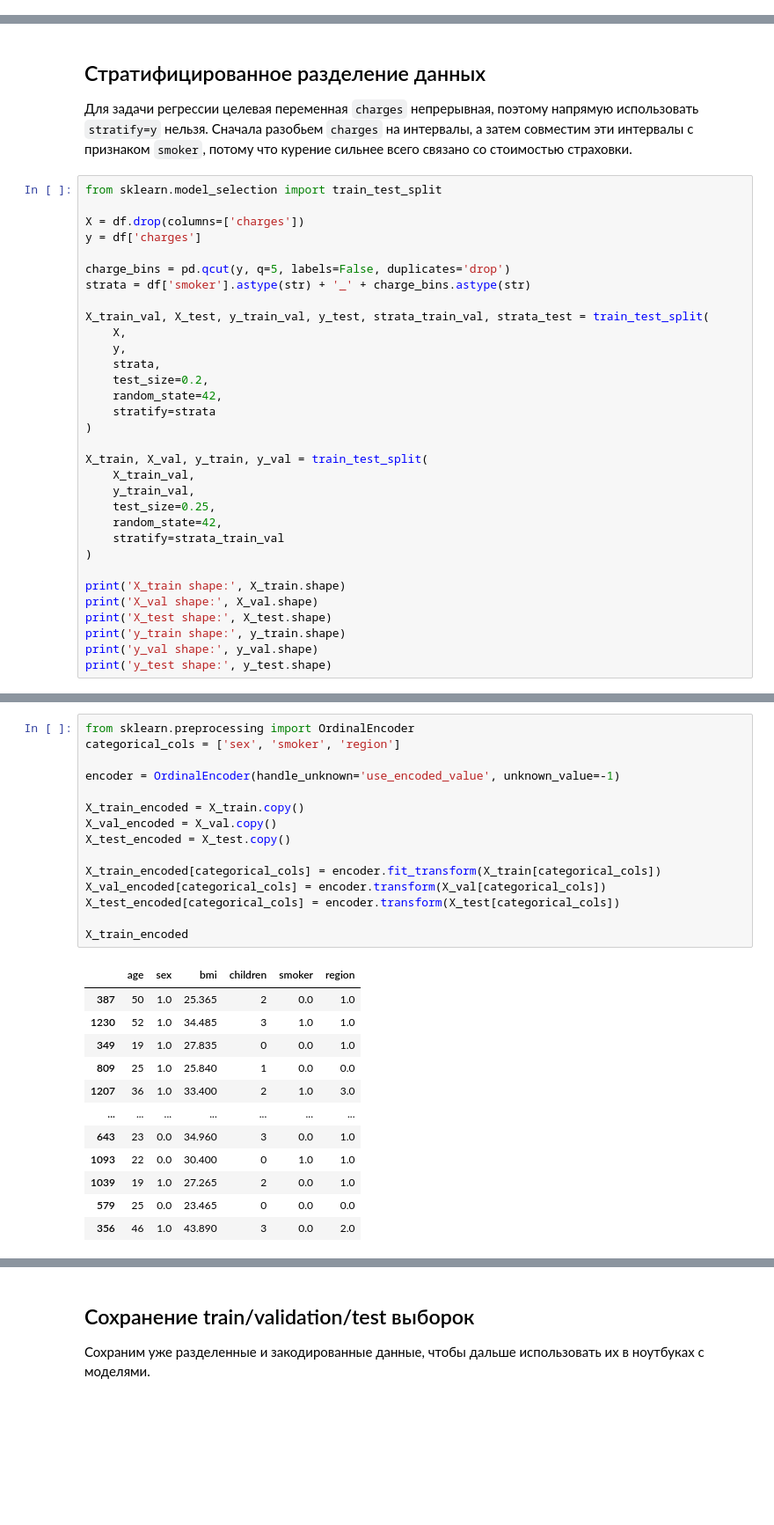
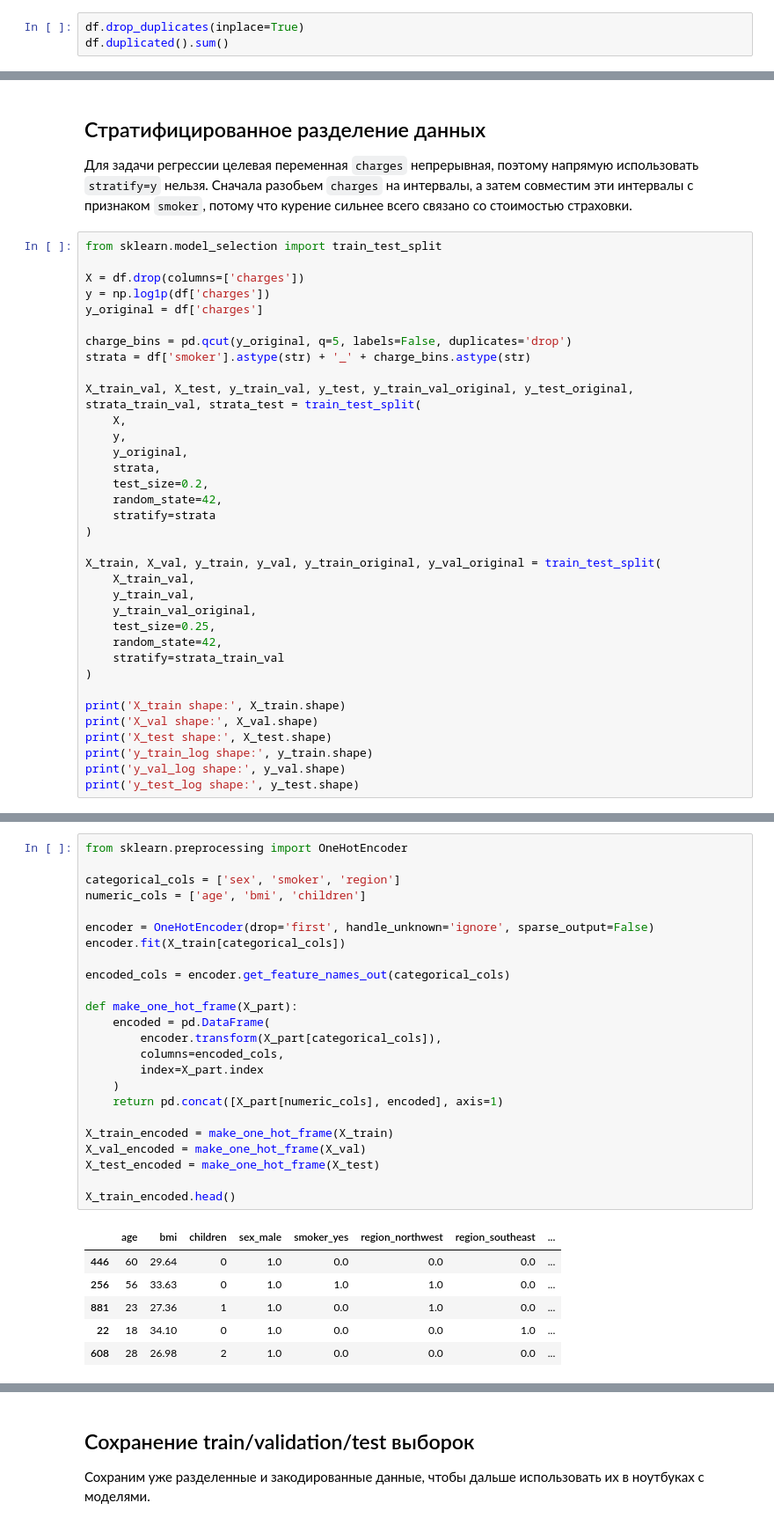
Before and after one commit to elena-kornaeva/Practice_DecisionTreeRegressor, a Jupyter notebook: notebooks/01_EDA.ipynb, the cells around one changed output, grey strips where cells are left out. Shown at 88% size. Drawn from its saved outputs; the diff is of its cells as text; blank space fills up the shorter version.

```diff
--- a/notebooks/01_EDA.ipynb
+++ b/notebooks/01_EDA.ipynb
@@ -37,0 +40,3 @@ dtype: int64
+# %%
+df.drop_duplicates(inplace=True)
+df.duplicated().sum()
@@ -160,23 +177,26 @@ plt.show()
 from sklearn.model_selection import train_test_split
 
 X = df.drop(columns=['charges'])
-y = df['charges']
+y = np.log1p(df['charges'])
+y_original = df['charges']
 
-charge_bins = pd.qcut(y, q=5, labels=False, duplicates='drop')
+charge_bins = pd.qcut(y_original, q=5, labels=False, duplicates='drop')
 strata = df['smoker'].astype(str) + '_' + charge_bins.astype(str)
 
-X_train_val, X_test, y_train_val, y_test, strata_train_val, strata_test = train_test_split(
+X_train_val, X_test, y_train_val, y_test, y_train_val_original, y_test_original, strata_train_val, strata_test = train_test_split(
     X,
     y,
+    y_original,
     strata,
     test_size=0.2,
     random_state=42,
     stratify=strata
 )
 
-X_train, X_val, y_train, y_val = train_test_split(
+X_train, X_val, y_train, y_val, y_train_original, y_val_original = train_test_split(
     X_train_val,
     y_train_val,
+    y_train_val_original,
     test_size=0.25,
     random_state=42,
     stratify=strata_train_val
@@ -185,7 +205,7 @@ X_train, X_val, y_train, y_val = train_test_split(
 print('X_train shape:', X_train.shape)
 print('X_val shape:', X_val.shape)
 print('X_test shape:', X_test.shape)
-print('y_train shape:', y_train.shape)
-print('y_val shape:', y_val.shape)
-print('y_test shape:', y_test.shape)
+print('y_train_log shape:', y_train.shape)
+print('y_val_log shape:', y_val.shape)
+print('y_test_log shape:', y_test.shape)
 # %% [output]
@@ -238,28 +258,31 @@ Name: charges, dtype: float64
 # %%
-from sklearn.preprocessing import OrdinalEncoder
+from sklearn.preprocessing import OneHotEncoder
+
 categorical_cols = ['sex', 'smoker', 'region']
+numeric_cols = ['age', 'bmi', 'children']
 
-encoder = OrdinalEncoder(handle_unknown='use_encoded_value', unknown_value=-1)
+encoder = OneHotEncoder(drop='first', handle_unknown='ignore', sparse_output=False)
+encoder.fit(X_train[categorical_cols])
 
-X_train_encoded = X_train.copy()
-X_val_encoded = X_val.copy()
-X_test_encoded = X_test.copy()
+encoded_cols = encoder.get_feature_names_out(categorical_cols)
 
-X_train_encoded[categorical_cols] = encoder.fit_transform(X_train[categorical_cols])
-X_val_encoded[categorical_cols] = encoder.transform(X_val[categorical_cols])
-X_test_encoded[categorical_cols] = encoder.transform(X_test[categorical_cols])
+def make_one_hot_frame(X_part):
+    encoded = pd.DataFrame(
+        encoder.transform(X_part[categorical_cols]),
+        columns=encoded_cols,
+        index=X_part.index
+    )
+    return pd.concat([X_part[numeric_cols], encoded], axis=1)
 
-X_train_encoded
+X_train_encoded = make_one_hot_frame(X_train)
+X_val_encoded = make_one_hot_frame(X_val)
+X_test_encoded = make_one_hot_frame(X_test)
+
+X_train_encoded.head()
 # %% [output]
-|  | age | sex | bmi | children | smoker | region |
-| 387 | 50 | 1.0 | 25.365 | 2 | 0.0 | 1.0 |
-| 1230 | 52 | 1.0 | 34.485 | 3 | 1.0 | 1.0 |
-| 349 | 19 | 1.0 | 27.835 | 0 | 0.0 | 1.0 |
-| 809 | 25 | 1.0 | 25.840 | 1 | 0.0 | 0.0 |
-| 1207 | 36 | 1.0 | 33.400 | 2 | 1.0 | 3.0 |
-| ... | ... | ... | ... | ... | ... | ... |
-| 643 | 23 | 0.0 | 34.960 | 3 | 0.0 | 1.0 |
-| 1093 | 22 | 0.0 | 30.400 | 0 | 1.0 | 1.0 |
-| 1039 | 19 | 1.0 | 27.265 | 2 | 0.0 | 1.0 |
-| 579 | 25 | 0.0 | 23.465 | 0 | 0.0 | 0.0 |
-| 356 | 46 | 1.0 | 43.890 | 3 | 0.0 | 2.0 |
+|  | age | bmi | children | sex_male | smoker_yes | region_northwest | region_southeast | ... |
+| 446 | 60 | 29.64 | 0 | 1.0 | 0.0 | 0.0 | 0.0 | ... |
+| 256 | 56 | 33.63 | 0 | 1.0 | 1.0 | 1.0 | 0.0 | ... |
+| 881 | 23 | 27.36 | 1 | 1.0 | 0.0 | 1.0 | 0.0 | ... |
+| 22 | 18 | 34.10 | 0 | 1.0 | 0.0 | 0.0 | 1.0 | ... |
+| 608 | 28 | 26.98 | 2 | 1.0 | 0.0 | 0.0 | 0.0 | ... |
```
Also changed, not shown: parts of 20 cells of this notebook, 13 other files.
